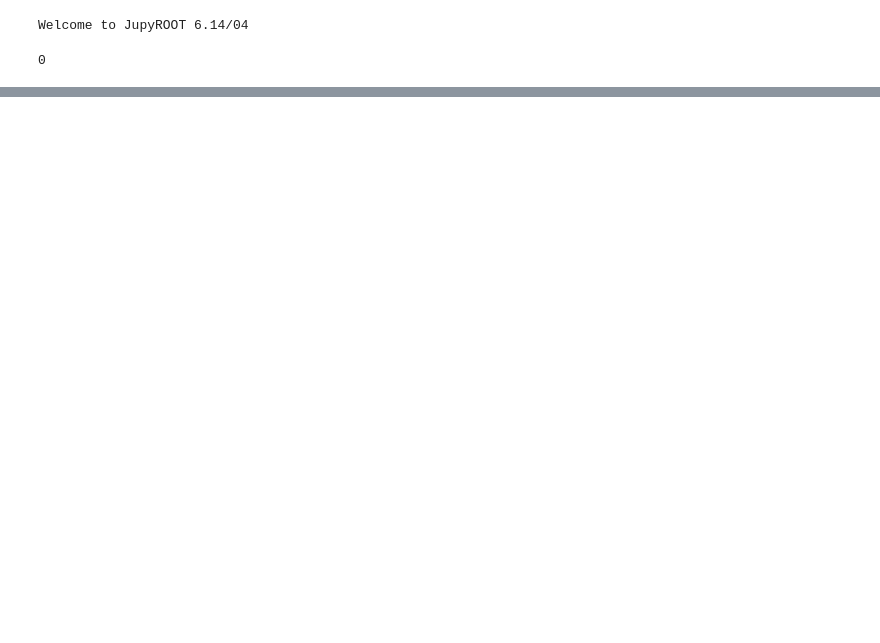
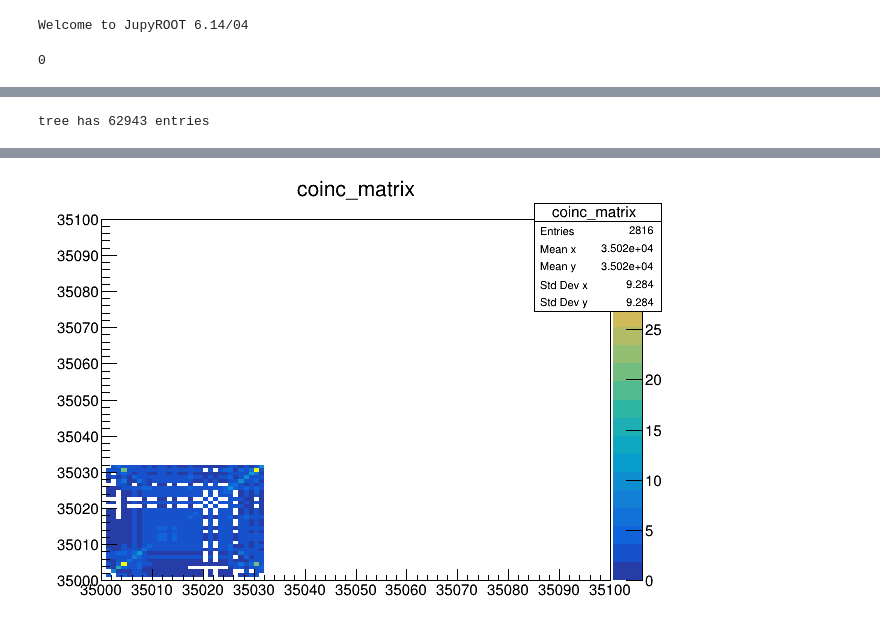
Before and after one commit to acidbourbon/PT_full_system, a Jupyter notebook: workdir/jupyter/fst_onthefly.ipynb, the cells around one changed output, grey strips where cells are left out. Drawn from its saved outputs; the diff is of its cells as text; code cells hidden in the pictures; blank space fills up the shorter version.

```diff
--- a/workdir/jupyter/fst_onthefly.ipynb
+++ b/workdir/jupyter/fst_onthefly.ipynb
@@ -178,0 +99,56 @@ archive(label="bak")
+# %%
+##################################################
+##            read root tree example            ##
+##################################################
+
+
+t1_l = -30
+t1_r = 100
+
+
+## variables that will be filled from root tree:
+last_evt = 0
+
+entries = tree.GetEntries()
+print("tree has {:d} entries".format(entries))
+
+processed_tracks = 0
+
+coinc_matrix = ROOT.TH2F("coinc_matrix","coinc_matrix", 500, 35000, 35000+500, 500, 35000, 35000+500)
+
+w = 50
+coinc_wires = ROOT.TH2F("coinc_wires","coinc_wires", w, 0, w, w, 0, w)
+
+meta_fish = ROOT.TH2F("meta_fish","meta_fish", 500, -2500, 2500, 500, -250, 250);
+
+#for i in range(0,entries):
+for i in range(0,100):
+
+  tree.GetEntry(i)
+  this_event = tree.event
+  hits = this_event.hits
+
+  n_hits = hits.size()
+
+  for hit_no_a in range(0,n_hits):
+    hit_a = hits[hit_no_a]
+    for hit_no_b in range(0,n_hits):
+      hit_b = hits[hit_no_b]
+
+      if ( (hit_a.t1 > t1_l and hit_a.t1 < t1_r)  and  (hit_b.t1 > t1_l and hit_b.t1 < t1_r) ):
+
+        coinc_matrix.Fill(hit_a.chan,hit_b.chan)
+
+        coinc_wires.Fill(hit_a.wire + (hit_a.layer-1)*20 ,hit_b.wire + (hit_b.layer-1)*20)
+
+        #if (   (hit_a.chan > 35000 and hit_a.chan < 35100) and  (hit_b.chan > 35000 and hit_a.chan < 35100)):
+        #  meta_fish.Fill(hit_a.t1 + hit_b.t1, hit_a.t1 - hit_b.t1)
+
+
+coinc_matrix.GetXaxis().SetRangeUser(35000,35100)
+coinc_matrix.GetYaxis().SetRangeUser(35000,35100)
+coinc_matrix.Draw("colz")
+
+c.Draw()
+# %% [output]
+tree has 62943 entries
@@ -178,0 +158 @@ archive(label="bak")
+[figure, added]
```
Also changed, not shown: parts of 12 cells of this notebook, 5 other files.
